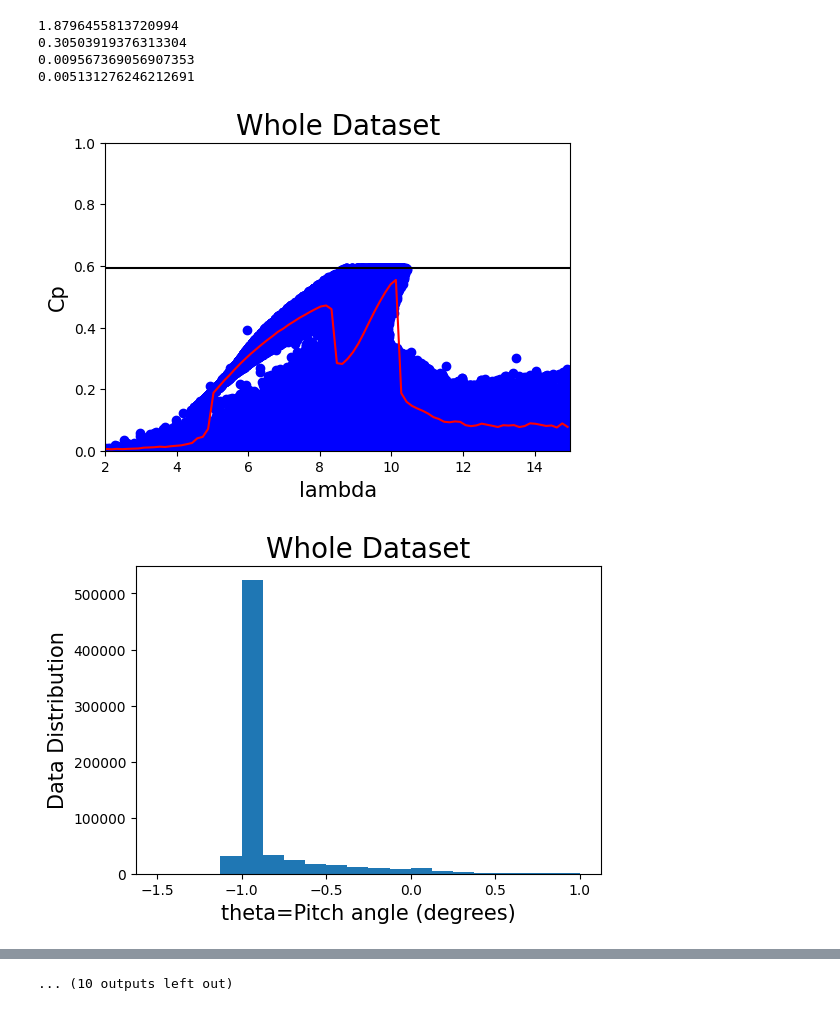
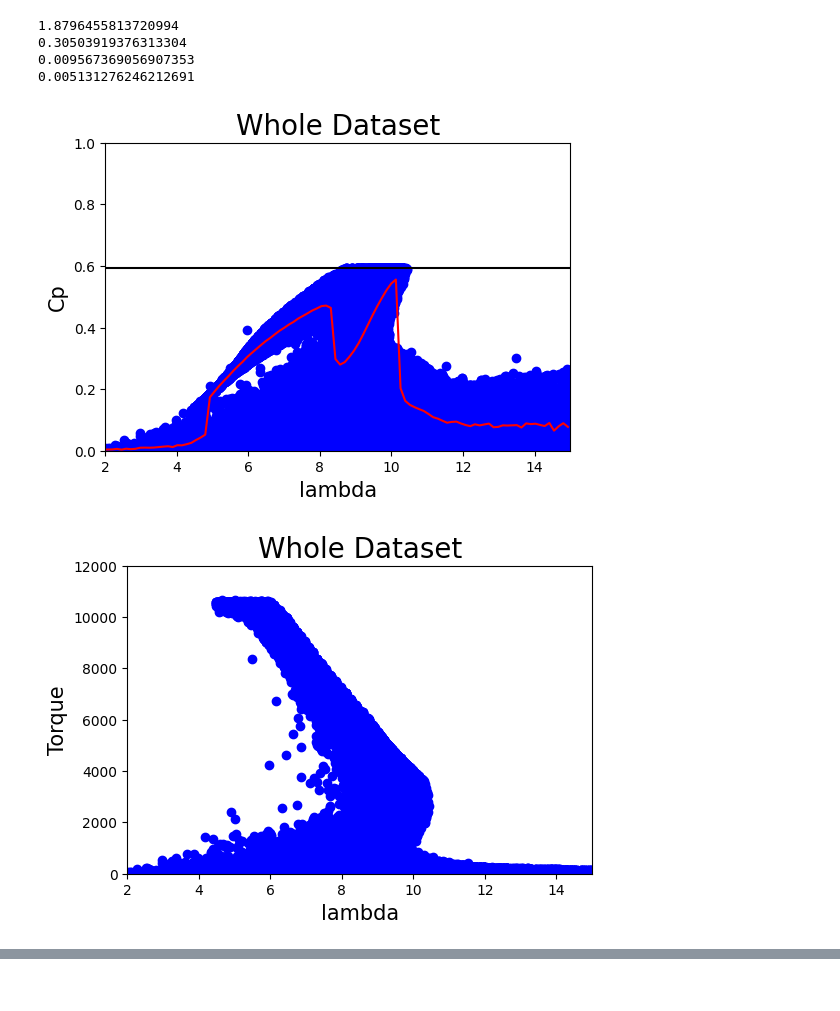
Before and after one commit to alfonsogijon/WindTurbines_PINNs, a Jupyter notebook: Code/Data_preprocessing.ipynb, the cells around one changed output, grey strips where cells are left out. Drawn from its saved outputs; the diff is of its cells as text; code cells hidden in the pictures.

```diff
--- a/Code/Data_preprocessing.ipynb
+++ b/Code/Data_preprocessing.ipynb
@@ -378,7 +393,7 @@ for i in range(1,nbins):
 
 
 
-#Each point is removed if it is further than 5*sigma from the median at each bin
+#Each point is removed if it is further than 3*sigma from the median at each bin
 name_good = []
 P_good = []
 V_good = []
@@ -398,6 +413,12 @@ for i in range(nbins):
         #p_condition = (np.abs(Y_data[:,1]-P_estimated[i]) < 5*sigma )
         p_condition = (np.abs(Y_data[:,1]-P_estimated[i]) < 3*sigma )
 
+        if(vl>18.5):
+            # sigma is too big because there are no much data,
+            # so we remove points farther than 200 kW
+            Pgap = 200 * 1000
+            p_condition = (np.abs(Y_data[:,1]-P_estimated[i]) < Pgap )
+
         P_good = np.append(P_good, Y_data[:,1][v_subset & p_condition])
         V_good = np.append(V_good, X_data[:,0][v_subset & p_condition])
 
@@ -406,6 +427,8 @@ for i in range(nbins):
         T_good = np.append(T_good, Y_data[:,0][v_subset & p_condition])
 
         name_good = np.append(name_good, name_data[:][v_subset & p_condition])
+
+
 
 
 
@@ -440,8 +463,8 @@ plt.plot(V_good, P_good/1000,'bo',label='normal point')
 #plt.plot(X_data_aux[:,0], Y_data_aux[:,1]/1000,'bo')
 plt.plot(V_estimated, P_estimated/1000, 'r-',label='power curve')
 #plt.plot(V_manu, P_manu, 'k-',label='manufacturer power curve')
-plt.xlim([1,17])
-#plt.xlim([0,20])
+#plt.xlim([1,17])
+plt.xlim([0,22])
 #plt.ylim([0,100])
 l1 = plt.legend(bbox_to_anchor=(1.04, 0.9), borderaxespad=0)
 plt.show()
@@ -538,6 +561,19 @@ plt.xlim([2,15])
 plt.ylim([0,1])
 plt.show()
 
+# Plot of Torque vs lambda (independently of the theta angle)
+
+plt.figure(figsize=(6,4))
+plt.xlabel('lambda',fontsize=15)
+plt.ylabel('Torque',fontsize=15)
+plt.title('Whole Dataset',fontsize=20)
+plt.plot(lambd_good, T_good, 'bo')
+#plt.axhline(y=Cp_max, color = 'k', linestyle = '-')
+#plt.plot(lambd_limit, Cp_limit, 'k-')
+plt.xlim([2,15])
+plt.ylim([0,12000])
+plt.show()
+
 
 # Histogram of theta
 plt.figure(figsize=(6,4))
@@ -551,6 +587,8 @@ plt.show()
 
 # lambda binning
 nbins = 40
+lmin = 2
+lmax = 15
 Cp_estimated = np.zeros(nbins)
 lambd_estimated = np.zeros(nbins)
 dl = (lmax-lmin)/nbins
@@ -558,7 +596,7 @@ dl = (lmax-lmin)/nbins
 # theta binning
 theta_min = -1.1 *np.pi/180.0        # (degree to rad)
 theta_max = 1.0  *np.pi/180.0
-nangles = 20
+nangles = 7
 da = (theta_max - theta_min) / nangles
 
 for i in range(nangles):
@@ -576,32 +614,32 @@ for i in range(nangles):
         lambdal = lmin + j*dl
         lambdar = lambdal + dl
 
         # Median of Cp in the bin j
         lambd_estimated[j] = (lambdal+lambdar)/2.0
         l_subset = (lambdal<lambd_prov) & (lambd_prov<lambdar)  # subset of lambda points of the bin
         Cpj = Cp_prov[l_subset]     # Cp distribution of bin j
         if (len(Cpj)>0):
             #Cp_estimated[i]=statistics.median(Cpj)
             Cp_estimated[j]=statistics.mean(Cpj)
             #Cp_estimated[j]=np.max(Cpj)
             #Cp_estimated[j]=np.percentile(Cpj,95)
         else:
             #Cp_estimated[j]=Cp_estimated[j-1]
             Cp_estimated[j]=0.0
 
     plt.figure(figsize=(6,4))
     plt.xlabel('lambda',fontsize=15)
     plt.ylabel('Cp',fontsize=15)
     plt.plot(lambd_estimated, Cp_estimated, 'r-')
     #plt.title('theta='+str( round(angle*180/np.pi,2) ),fontsize=20)
     plt.title('theta in ['+str( round(angle_l*180/np.pi,2) )+','+str( round(angle_h*180/np.pi,2) )+']',fontsize=20)
     plt.xlim([2,15])
-    plt.ylim([0,1])
+    plt.ylim([0,0.6])
     plt.show()
 
 #Cp_good_aux = Cp_good[ (-0.01<theta_good) & (theta_good<0.01) ]
 #lambd_good_aux = lambd_good[ (-0.01<theta_good) & (theta_good<0.01) ]
 #plt.plot(lambd_good_aux, Cp_good_aux, 'go')
 # %% [output]
 [figure]
-[figure, old version]
+[figure, new version]
@@ -618,3 +654,2 @@ for i in range(nangles):
-... (10 outputs left out)
 # %%
 # Cp vs lambda de cada turbina por separado
```
Also changed, not shown: parts of 4 cells of this notebook, 4 other files.
